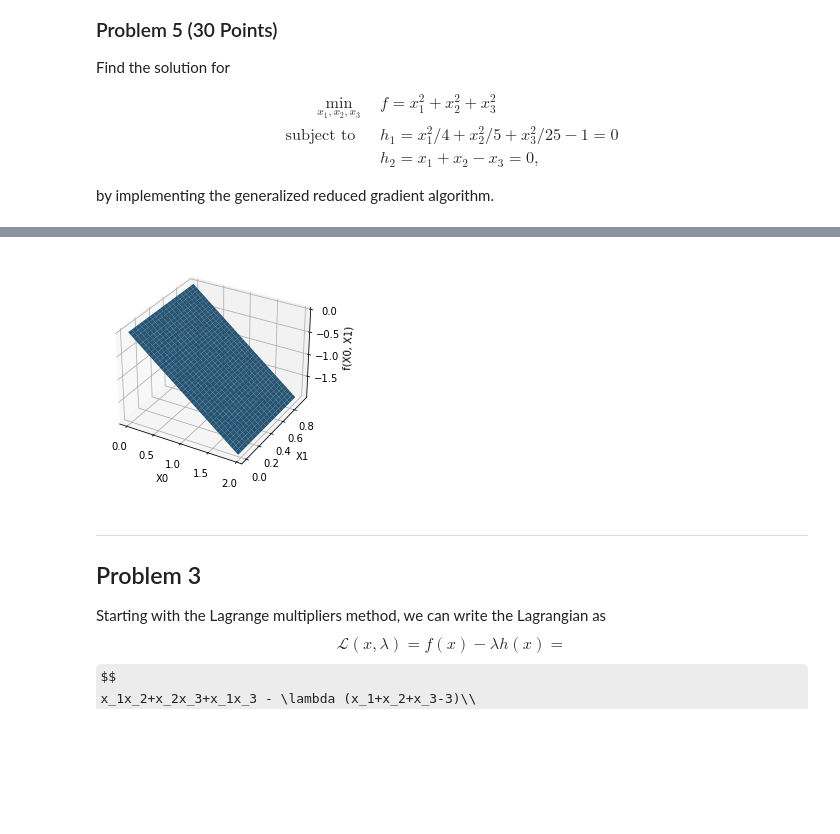
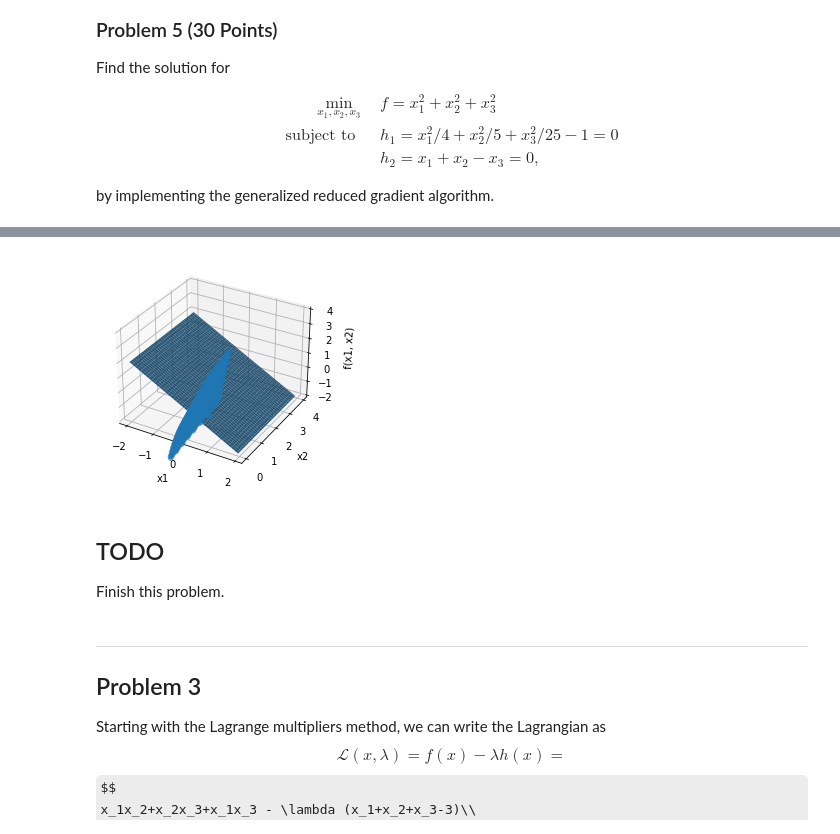
Before and after one commit to jatkin15/DesignOptimization2021Fall, a Jupyter notebook: Homework/Homework 4 Submission.ipynb, the cells around one changed output, grey strips where cells are left out. Cells and saved outputs as stored; diff of their text form; code cells hidden in the pictures; some formulas as TeX source; blank space fills up the shorter version.

Commit message:
Nearly complete, Problem 2 not fully finished.
Uploading because I have to stop working for a while and may not have time to finish Problem 2. The rest of the problems should be complete.

```diff
--- a/Homework/Homework 4 Submission.ipynb
+++ b/Homework/Homework 4 Submission.ipynb
@@ -113,33 +254,56 @@ plt.show()
 # %%
-def f_prob_2(x):
-    y = -1.0 * x[0]
-    return y
-
 def f_p2_plt(x0, x1):
     y = -1.0 * x0
     return y
 
 fig = plt.figure()
 ax = fig.gca(projection='3d')
 
-x_grid = np.arange(0.0, 2.0, 0.05)
-y_grid = np.arange(0.0, 1.0, 0.05)
+x_grid = np.arange(-2.0, 2.0, 0.05)
+y_grid = np.arange(0.0, 4.0, 0.05)
 X, Y = np.meshgrid(x_grid, y_grid)
 zs = np.array(f_p2_plt(np.ravel(X), np.ravel(Y)))
 Z = zs.reshape(X.shape)
 
 #ax.scatter(xp[yp == np.min(yp)][0,0], xp[yp == np.min(yp)][0,1], np.min(yp), s = 200, c='m', marker='o')
 
 ax.plot_surface(X, Y, Z, alpha=0.9)
 
-ax.set_xlabel('X0')
-ax.set_ylabel('X1')
-ax.set_zlabel('f(X0, X1)')
+ax.set_xlabel('x1')
+ax.set_ylabel('x2')
+ax.set_zlabel('f(x1, x2)')
+
+def g_1(x):
+    return x[1] - (1.0 - x[0])**3
+
+def g_1_plt(x0, x1):
+    return x1 - (1.0 - x0)**3
+
+zs_g_1 = np.array(g_1_plt(np.ravel(X), np.ravel(Y)))
+Z_g_1 = zs_g_1.reshape(X.shape)
+valid_index_surf = Z_g_1 <= 0
+Z_g_1_valid = np.where(Z_g_1 <= 0, Z_g_1, 100)
+Z_g_1_valid = np.where(Z_g_1_valid > -4, Z_g_1_valid, 100)
+
+ax.scatter(X[Z_g_1_valid != 100], Y[Z_g_1_valid != 100], Z_g_1_valid[Z_g_1_valid != 100], alpha=0.5)
+
+point_count = 100
+x_line = np.linspace(0.0, 2.0, point_count)
+y_line = np.linspace(0.0, 4.0, point_count)
+
+g_1_vals = np.array([g_1([x_line[i], y_line[i]]) for i in range(point_count)])
 
 
+valid_index = g_1_vals <= 0
+
+ax.plot3D(x_line[valid_index], y_line[valid_index], g_1_vals[valid_index])
+ax.set_zlim([-2, 4])
 plt.show()
 # %% [output]
-[figure, old version]
+[figure, new version]
+# %% [markdown]
+## TODO
+Finish this problem.
 # %% [markdown]
 ---
 
```
Also changed, not shown: parts of 11 cells of this notebook.
